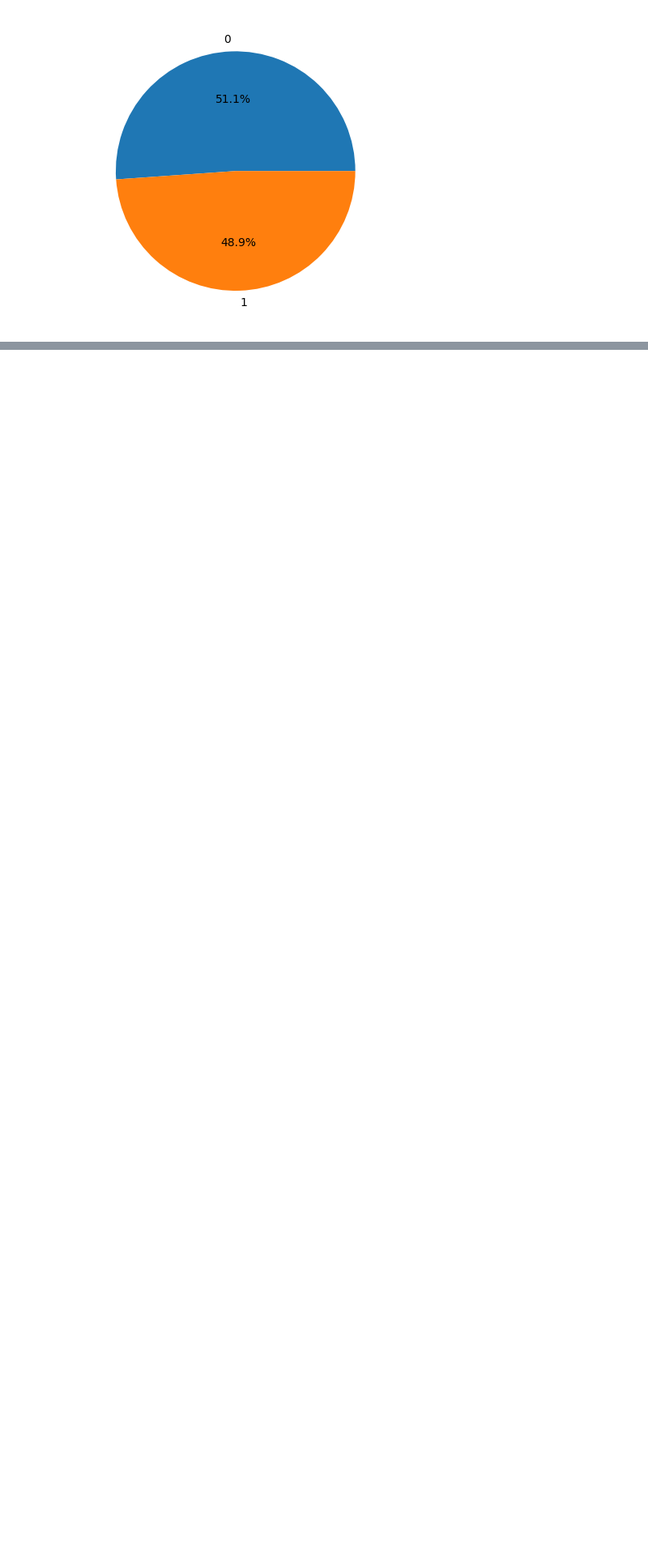
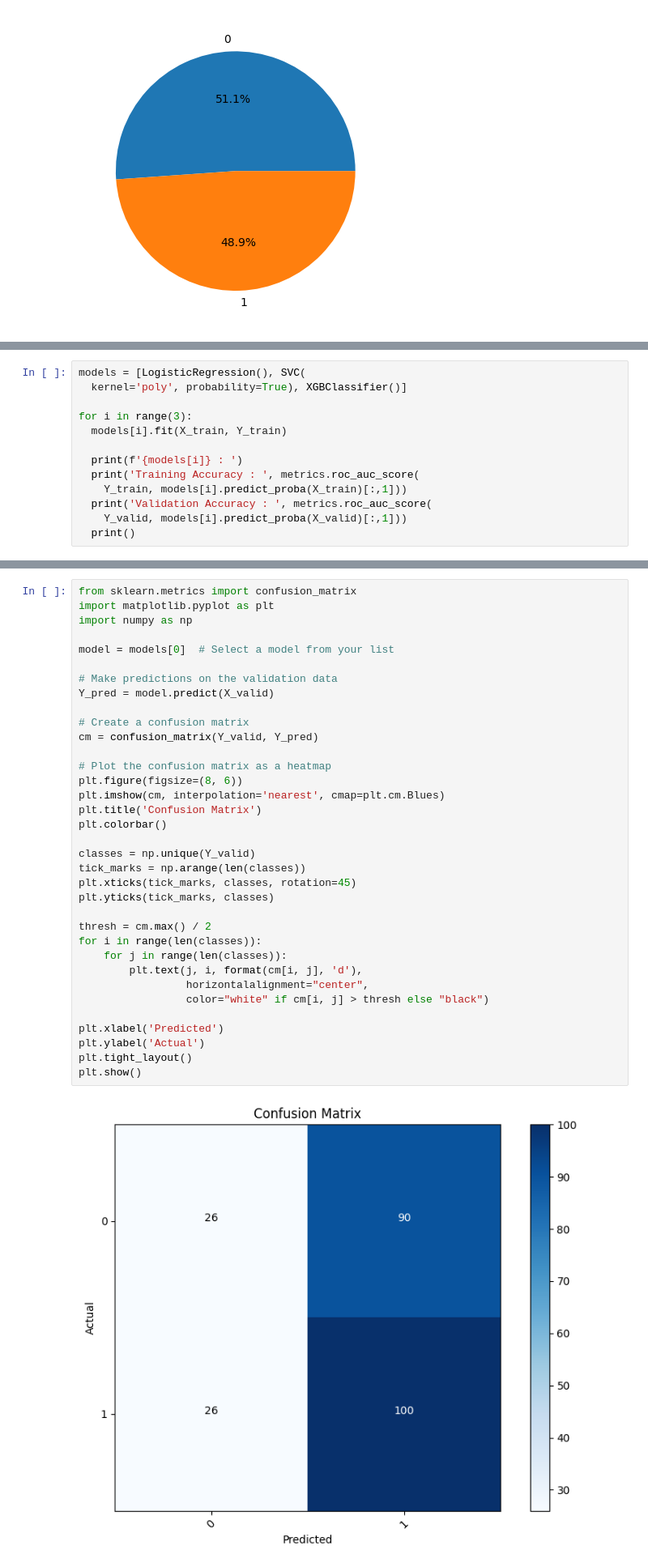
Before and after one commit to Priya-gawhane/Machine-learning-prediction-Models-Projects, a Jupyter notebook: Stock_price_prediction.ipynb, the cells around one changed output, grey strips where cells are left out. Shown: that part at 81% size. Drawn from its saved outputs; the diff is of its cells as text; blank space fills up the shorter version.

```diff
--- a/Stock_price_prediction.ipynb
+++ b/Stock_price_prediction.ipynb
@@ -190,0 +213,13 @@ plt.show()
+# %%
+models = [LogisticRegression(), SVC(
+  kernel='poly', probability=True), XGBClassifier()]
+
+for i in range(3):
+  models[i].fit(X_train, Y_train)
+
+  print(f'{models[i]} : ')
+  print('Training Accuracy : ', metrics.roc_auc_score(
+    Y_train, models[i].predict_proba(X_train)[:,1]))
+  print('Validation Accuracy : ', metrics.roc_auc_score(
+    Y_valid, models[i].predict_proba(X_valid)[:,1]))
+  print()
@@ -190,0 +260,37 @@ plt.show()
+# %%
+from sklearn.metrics import confusion_matrix
+import matplotlib.pyplot as plt
+import numpy as np
+
+model = models[0]  # Select a model from your list
+
+# Make predictions on the validation data
+Y_pred = model.predict(X_valid)
+
+# Create a confusion matrix
+cm = confusion_matrix(Y_valid, Y_pred)
+
+# Plot the confusion matrix as a heatmap
+plt.figure(figsize=(8, 6))
+plt.imshow(cm, interpolation='nearest', cmap=plt.cm.Blues)
+plt.title('Confusion Matrix')
+plt.colorbar()
+
+classes = np.unique(Y_valid)
+tick_marks = np.arange(len(classes))
+plt.xticks(tick_marks, classes, rotation=45)
+plt.yticks(tick_marks, classes)
+
+thresh = cm.max() / 2
+for i in range(len(classes)):
+    for j in range(len(classes)):
+        plt.text(j, i, format(cm[i, j], 'd'),
+                 horizontalalignment="center",
+                 color="white" if cm[i, j] > thresh else "black")
+
+plt.xlabel('Predicted')
+plt.ylabel('Actual')
+plt.tight_layout()
+plt.show()
+# %% [output]
+[figure, added]
```
Also changed, not shown: parts of 7 cells of this notebook.
